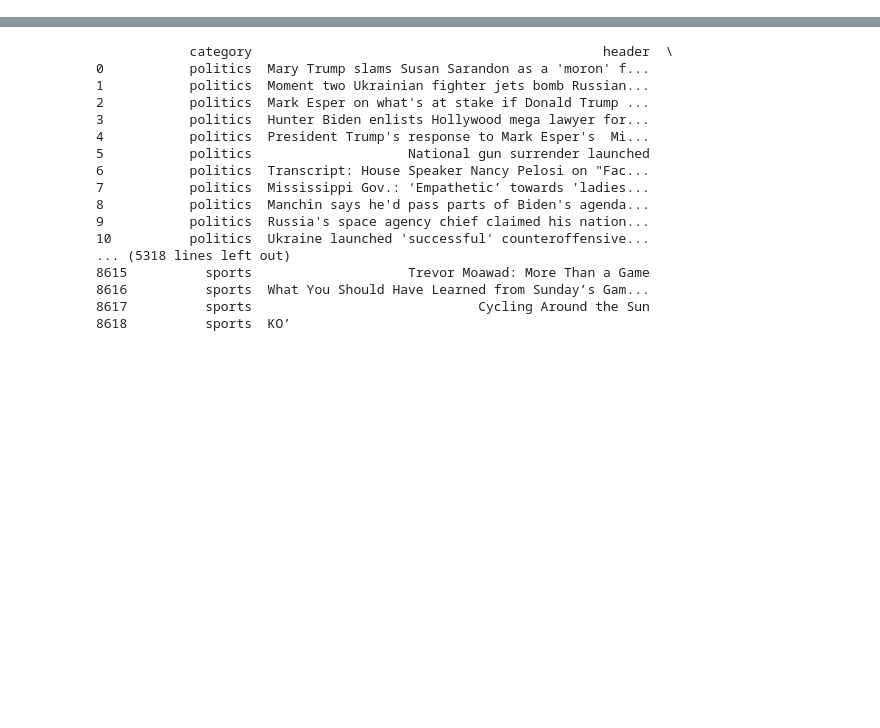
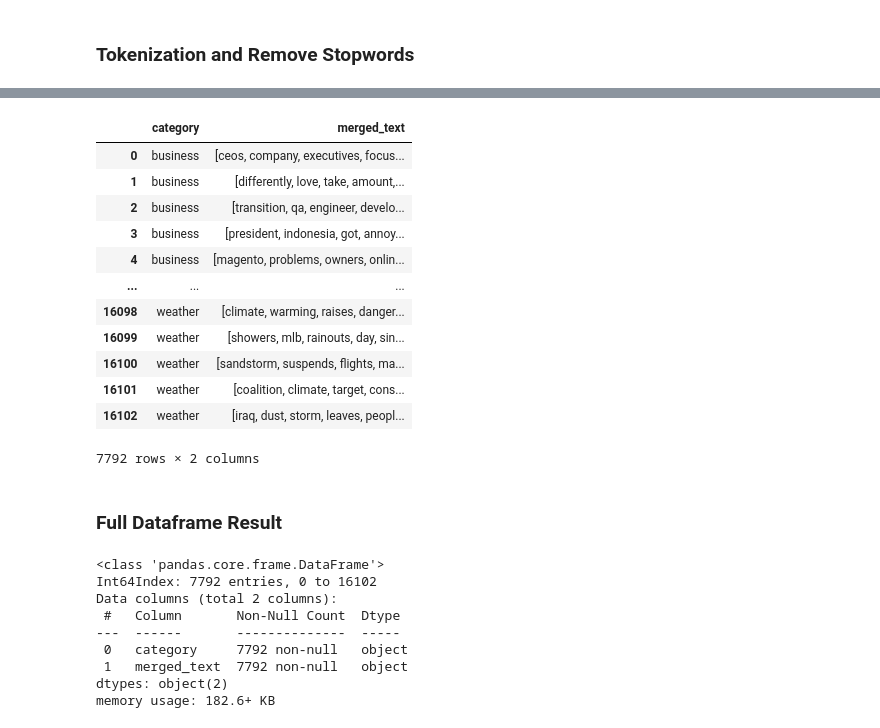
Before and after one commit to srjuchenko/NewsCategoryCllasifier, a Jupyter notebook: data-cleaning/data_cleaning.ipynb, the cells around one changed output, grey strips where cells are left out. Saved outputs shown, nothing was run; the diff lists cells and outputs as text; code cells hidden in the pictures; blank space fills up the shorter version.

Commit message:
Create data-cleaning section

```diff
--- a/data-cleaning/data_cleaning.ipynb
+++ b/data-cleaning/data_cleaning.ipynb
@@ -201,0 +219,5 @@ print(df.shape)
+# %%
+df["merged_text"] = df["header"] + " " + df["content"]
+df.drop(columns="header", axis=1, inplace=True)
+df.drop(columns="content", axis=1, inplace=True)
+df
@@ -201,0 +240,6 @@ print(df.shape)
+# %%
+def remove_special_chars(text):
+    pattern = r'[^A-Za-z0-9\s]+'
+    return re.sub(pattern, '', text)
+
+df['merged_text'] = df['merged_text'].apply(remove_special_chars)
@@ -201,0 +248,6 @@ print(df.shape)
+# %%
+def convert_lower(text):
+    return text.lower()
+
+df['merged_text'] = df['merged_text'].apply(convert_lower)
+df
@@ -201,0 +268,21 @@ print(df.shape)
+# %% [markdown]
+### Tokenization and Remove Stopwords
+# %%
+import nltk
+from nltk.corpus import stopwords
+nltk.download('stopwords')
+from nltk.stem import PorterStemmer
+from nltk.stem import WordNetLemmatizer
+nltk.download('wordnet')
+from nltk.tokenize import word_tokenize
+from nltk.tokenize import sent_tokenize
+nltk.download('punkt')
+
+def remove_stopwords(text):
+    stop_words = set(stopwords.words('english'))
+    words = word_tokenize(text)
+    return [word for word in words if word not in stop_words]
+
+df['merged_text'] = df['merged_text'].apply(remove_stopwords)
+df
+# %% [output]
@@ -202,21 +298,28 @@ print(df.shape)
+|  | category | merged_text |
+| 0 | business | [ceos, company, executives, focus... |
+| 1 | business | [differently, love, take, amount,... |
+| 2 | business | [transition, qa, engineer, develo... |
+| 3 | business | [president, indonesia, got, annoy... |
+| 4 | business | [magento, problems, owners, onlin... |
+| ... | ... | ... |
+| 16098 | weather | [climate, warming, raises, danger... |
+| 16099 | weather | [showers, mlb, rainouts, day, sin... |
+| 16100 | weather | [sandstorm, suspends, flights, ma... |
+| 16101 | weather | [coalition, climate, target, cons... |
+| 16102 | weather | [iraq, dust, storm, leaves, peopl... |
+7792 rows × 2 columns
+# %% [markdown]
+### Full Dataframe Result
 # %%
 pd.set_option('display.max_rows', None)
 df
 # %% [output]
-            category                                             header  \
-0           politics  Mary Trump slams Susan Sarandon as a 'moron' f...
-1           politics  Moment two Ukrainian fighter jets bomb Russian...
-2           politics  Mark Esper on what's at stake if Donald Trump ...
-3           politics  Hunter Biden enlists Hollywood mega lawyer for...
-4           politics  President Trump's response to Mark Esper's  Mi...
-5           politics                    National gun surrender launched
-6           politics  Transcript: House Speaker Nancy Pelosi on "Fac...
-7           politics  Mississippi Gov.: ‘Empathetic’ towards 'ladies...
-8           politics  Manchin says he'd pass parts of Biden's agenda...
-9           politics  Russia's space agency chief claimed his nation...
-10          politics  Ukraine launched 'successful' counteroffensive...
-... (5318 lines left out)
-8615          sports                    Trevor Moawad: More Than a Game
-8616          sports  What You Should Have Learned from Sunday’s Gam...
-8617          sports                             Cycling Around the Sun
-8618          sports  KO’
+<class 'pandas.core.frame.DataFrame'>
+Int64Index: 7792 entries, 0 to 16102
+Data columns (total 2 columns):
+ #   Column       Non-Null Count  Dtype
+---  ------       --------------  -----
+ 0   category     7792 non-null   object
+ 1   merged_text  7792 non-null   object
+dtypes: object(2)
+memory usage: 182.6+ KB
```
Also changed, not shown: parts of 34 cells of this notebook, 1 other file.
